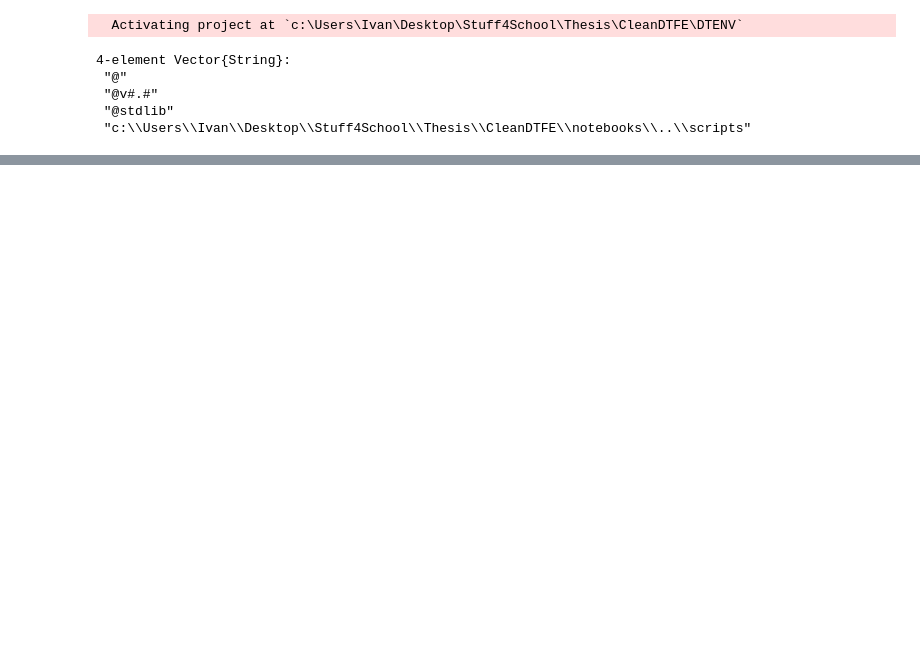
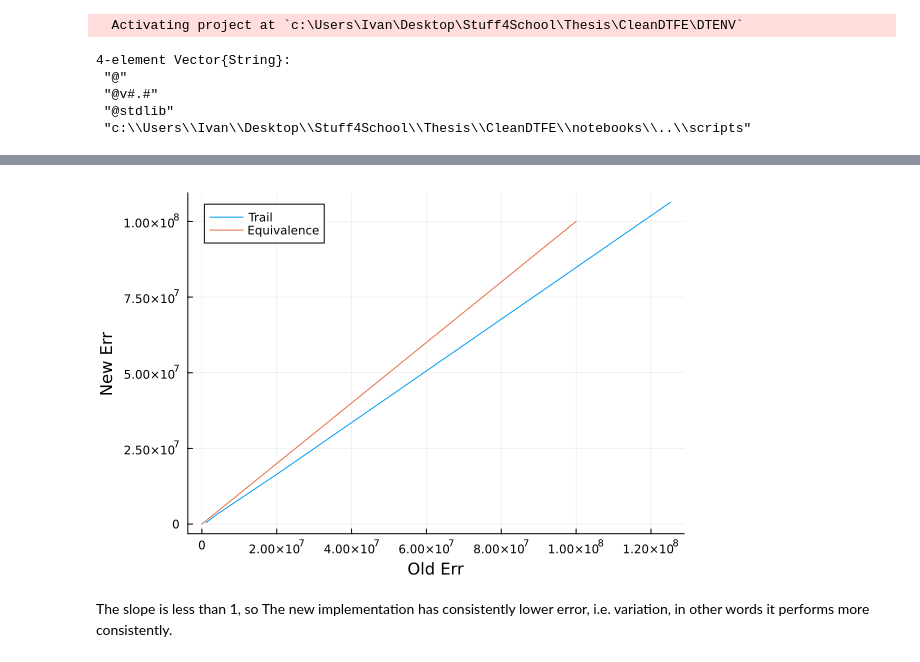
Before and after one commit to ispirovjr/CosmoDTFE.jl, a Jupyter notebook: notebooks/UpgradingBVH.ipynb, the cells around one changed output, grey strips where cells are left out. Saved outputs shown, nothing was run; the diff lists cells and outputs as text; code cells hidden in the pictures; blank space fills up the shorter version.

```diff
--- a/notebooks/UpgradingBVH.ipynb
+++ b/notebooks/UpgradingBVH.ipynb
@@ -115,0 +238,7 @@ end
+# %%
+Plots.plot(errClassic,errNew,ylabel="New Err",xlabel="Old Err",label="Trail")
+Plots.plot!([0,1e8],[0,1e8],label="Equivalence")
+# %% [output]
+[figure, added]
+# %% [markdown]
+The slope is less than 1, so The new implementation has consistently lower error, i.e. variation, in other words it performs more consistently.
```
Also changed, not shown: parts of 8 cells of this notebook, 1 other file.
